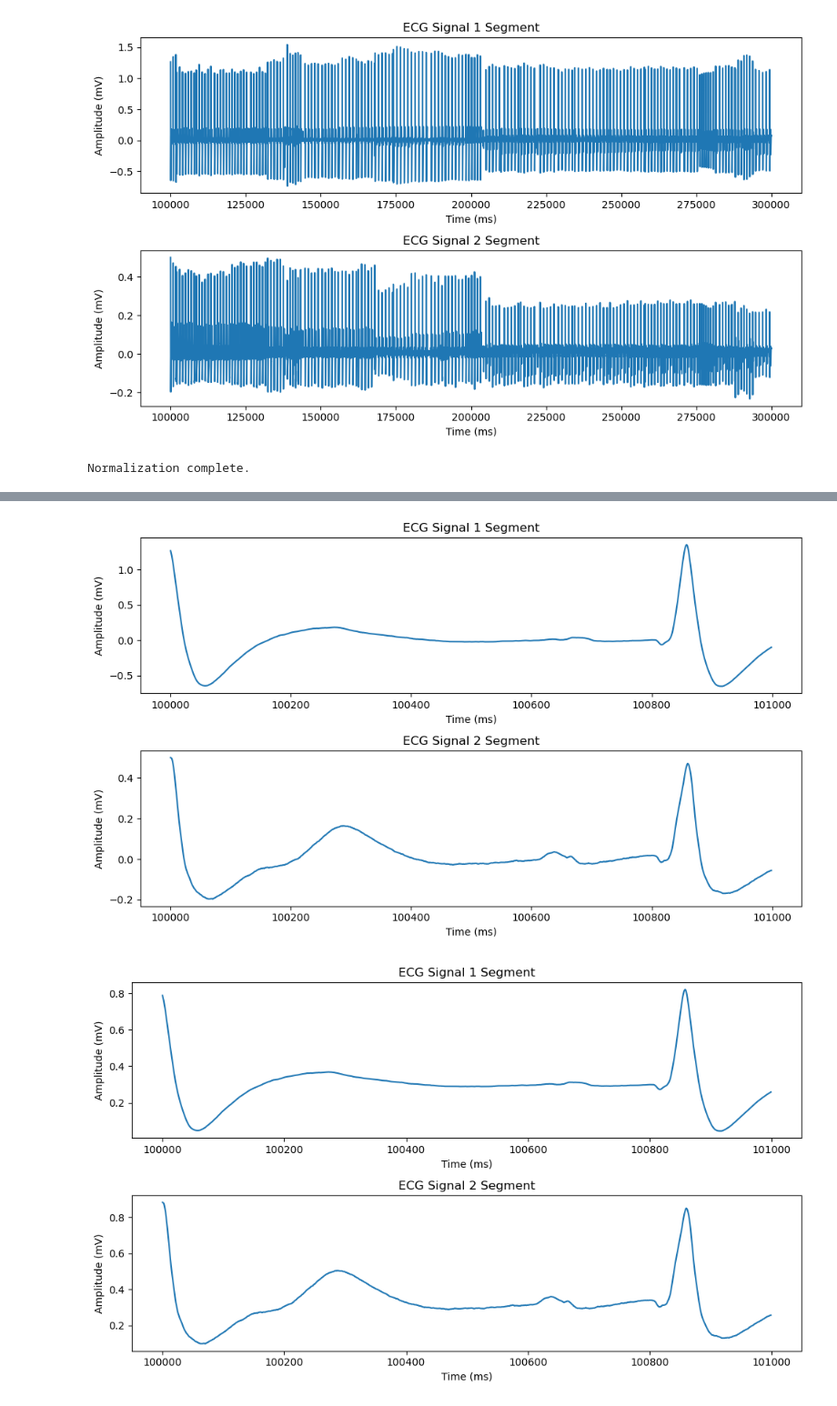
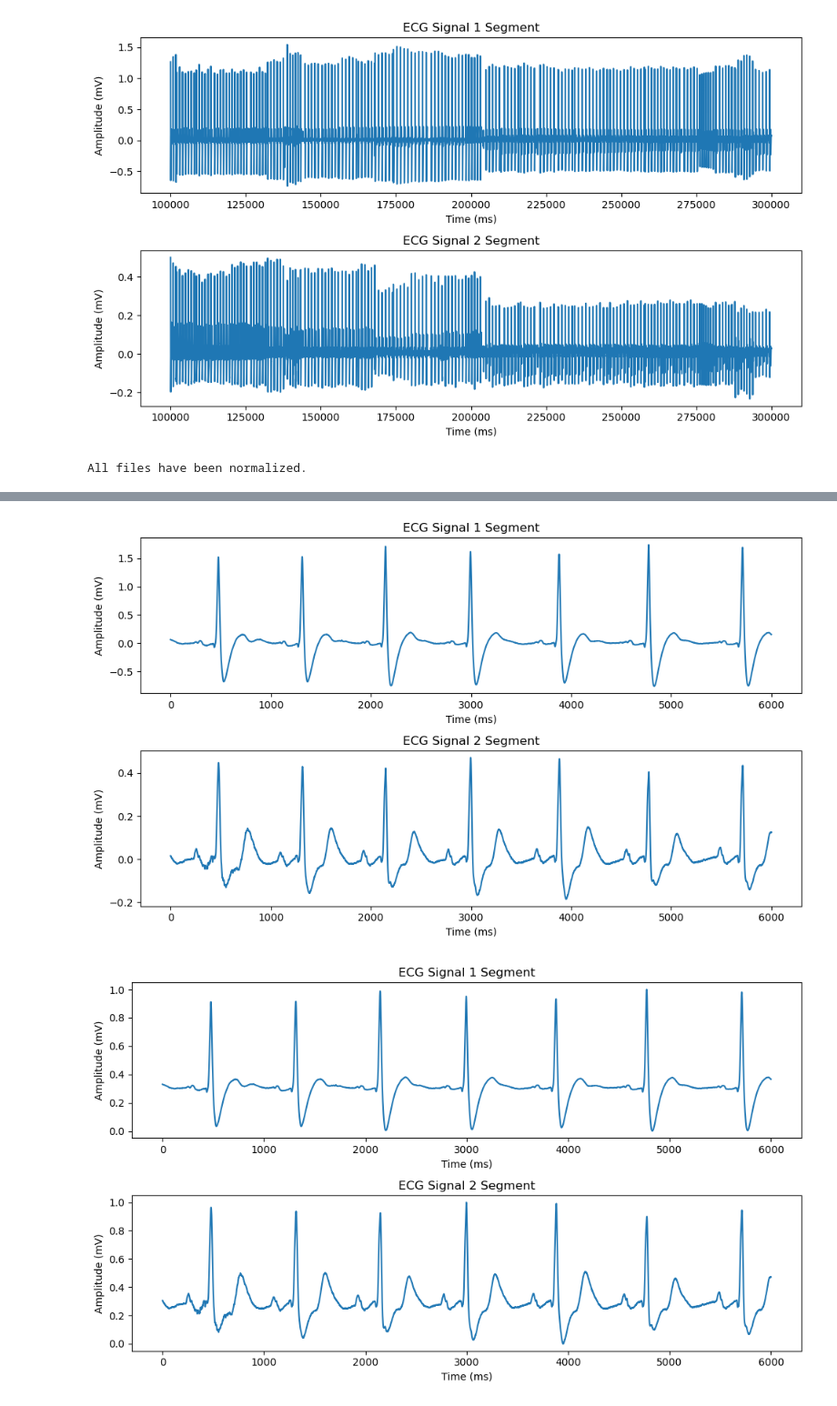
Before and after one commit to ng-anhhtuann/ecg-stroke-prediction, a Jupyter notebook: elderly-stroke/ecg.ipynb, the cells around one changed output, grey strips where cells are left out. Shown at 91% size. Cells and saved outputs as stored; diff of their text form; code cells hidden in the pictures.

Commit message:
[ng-anhhtuann] Split file by sample

```diff
--- a/elderly-stroke/ecg.ipynb
+++ b/elderly-stroke/ecg.ipynb
@@ -468,44 +406,40 @@ Please see the 1.23 release notes for an example on how to do this.  If you wish
 Please see the 1.23 release notes for an example on how to do this.  If you wish to ignore this warning, use `warnings.filterwarnings`.  This warning is expected to be removed in the future and is giv ...
   total_data = np.loadtxt(file_path, max_rows=n)
 [figure]
-# %%
-# NORMALIZED DATA AFTER SAMPLING
-
-source_directory = FOLDER_SAMPLE # Replace with your actual path
-destination_directory = FOLDER_NORMALIZE
-
-# Create the destination directory if it does not exist
-if not os.path.exists(destination_directory):
-    os.makedirs(destination_directory)
-
-# Function to normalize a signal using MinMaxScaler
-def min_max_normalize(signal):
-    x_min = np.min(signal)
-    x_max = np.max(signal)
-    # Avoid division by zero if x_min == x_max
-    return (signal - x_min) / (x_max - x_min) if x_max != x_min else np.zeros_like(signal)
-
-# Process each .p_signal file in the directory
-for filename in os.listdir(source_directory):
-    if filename.endswith('.txt') and 'p_signal' in filename:
-        source_file_path = os.path.join(source_directory, filename)
-        destination_file_path = os.path.join(destination_directory, filename.replace('p_signal', 'normalized'))
-
-        # Read the data from the file, assuming two columns of data
-        data = np.loadtxt(source_file_path)
-
-        # Normalize each channel separately
-        normalized_data = np.array([min_max_normalize(channel) for channel in data.T]).T
-
-        # Write the normalized data to a new file in the destination directory
-        np.savetxt(destination_file_path, normalized_data, delimiter='\t', fmt='%.6f')
-
-print("Normalization complete.")
-# %% [output]
-Normalization complete.
+# %%
+# NORMALIZED DATA AFTER SAMPLING
+
+source_directory = FOLDER_SAMPLE # Replace with your actual path
+destination_directory = FOLDER_NORMALIZE
+
+scaler = MinMaxScaler()
+
+# Process each file in the source directory
+for filename in os.listdir(source_directory):
+    if filename.endswith('.txt'):
+        file_path = os.path.join(source_directory, filename)
+
+        # Load the data from the file
+        data = np.loadtxt(file_path)
+
+        # Check if the data is in two columns or a single column
+        if data.ndim == 1:
+            # If it's a single column, reshape it for the scaler
+            data = data.reshape(-1, 1)
+
+        # Apply the MinMaxScaler to the data
+        normalized_data = scaler.fit_transform(data)
+
+        # Save the normalized data to a new file in the destination folder
+        dest_file_path = os.path.join(destination_directory, filename)
+        np.savetxt(dest_file_path, normalized_data)
+
+print("All files have been normalized.")
+# %% [output]
+All files have been normalized.
 # %%
 # CHECK DATA BY PLOT SIGNAL
 
-plot_ecg_signal('s0402-08010704', FOLDER_SAMPLE, 101000, 100000)
-plot_ecg_normalize('s0402-08010704', FOLDER_NORMALIZE, 101000, 100000)
+plot_ecg_signal('s0402-08010704_1', FOLDER_SAMPLE, 6000)
+plot_ecg_signal('s0402-08010704_1', FOLDER_NORMALIZE, 6000)
 # %% [output]
@@ -514,2 +446,2 @@ Please see the 1.23 release notes for an example on how to do this.  If you wish
-[figure, old version]
+[figure, new version]
-[figure, old version]
+[figure, new version]
```
Also changed, not shown: parts of 6 cells of this notebook, 3 other files.
